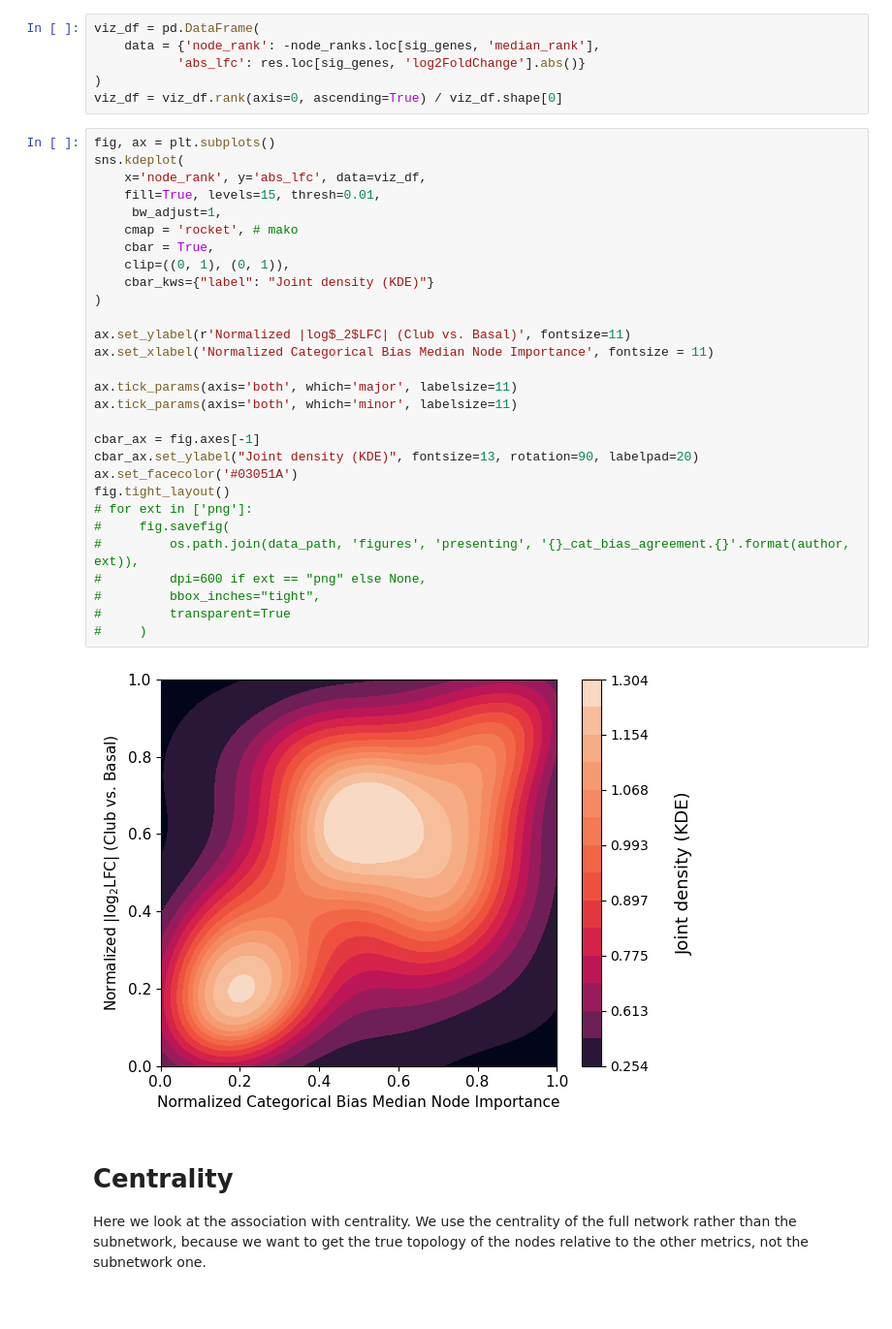
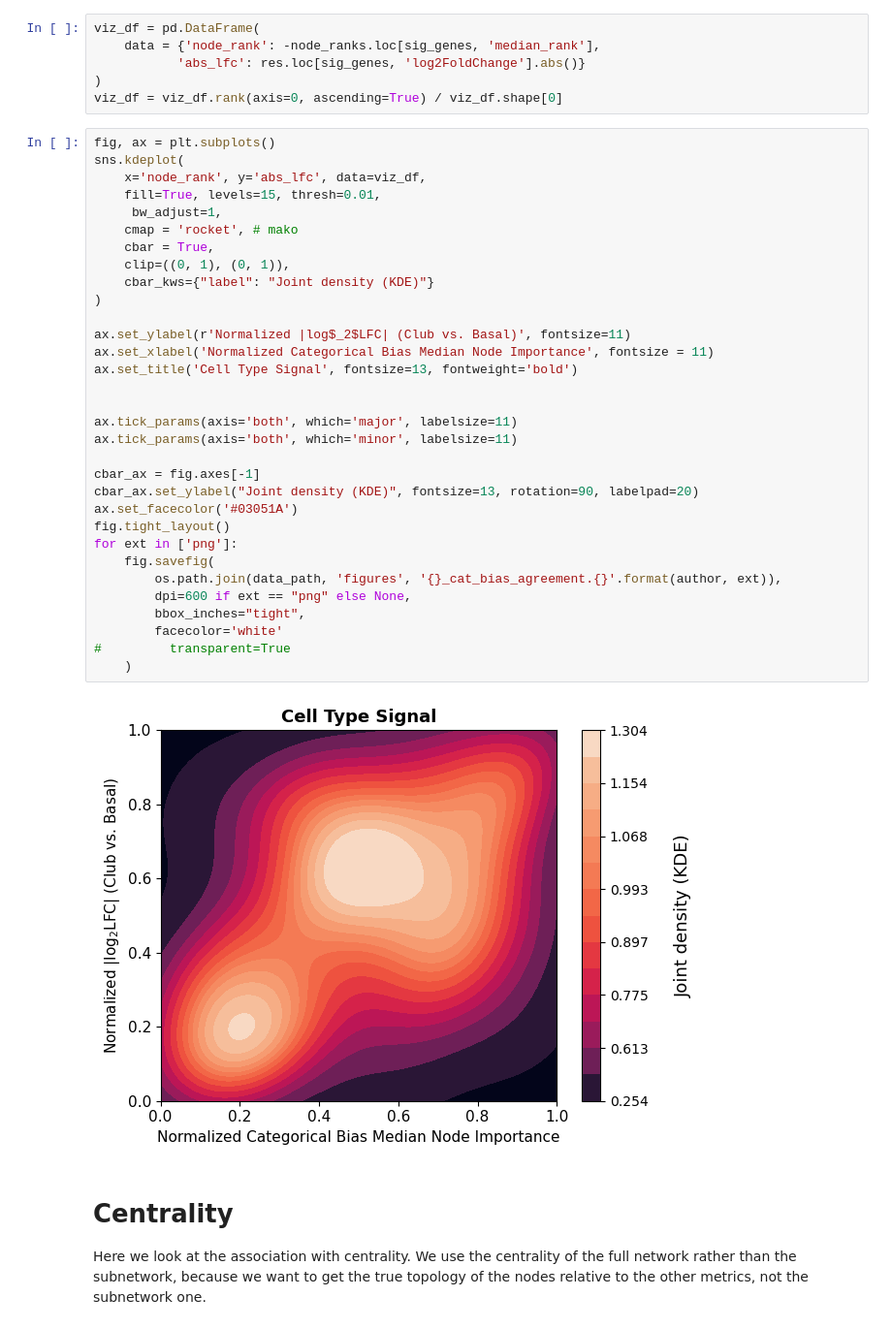
Before and after one commit to hmbaghdassarian/scLEMBAS, a Jupyter notebook: notebooks/McCauley_2024/07_mechanistic_analyses/subnetwork_analysis/05_analyze_subnetwork.ipynb, the cells around one changed output. Shown at 97% size. Cells and saved outputs as stored; diff of their text form.

Commit message:
continue modifying figures

```diff
--- a/notebooks/McCauley_2024/07_mechanistic_analyses/subnetwork_analysis/05_analyze_subnetwork.ipynb
+++ b/notebooks/McCauley_2024/07_mechanistic_analyses/subnetwork_analysis/05_analyze_subnetwork.ipynb
@@ -626,34 +659,37 @@ viz_df = viz_df.rank(axis=0, ascending=True) / viz_df.shape[0]
 # %%
 fig, ax = plt.subplots()
 sns.kdeplot(
     x='node_rank', y='abs_lfc', data=viz_df,
     fill=True, levels=15, thresh=0.01,
      bw_adjust=1,
     cmap = 'rocket', # mako
     cbar = True,
     clip=((0, 1), (0, 1)),
     cbar_kws={"label": "Joint density (KDE)"}
 )
 
 ax.set_ylabel(r'Normalized |log$_2$LFC| (Club vs. Basal)', fontsize=11)
 ax.set_xlabel('Normalized Categorical Bias Median Node Importance', fontsize = 11)
+ax.set_title('Cell Type Signal', fontsize=13, fontweight='bold')
+
 
 ax.tick_params(axis='both', which='major', labelsize=11)
 ax.tick_params(axis='both', which='minor', labelsize=11)
 
 cbar_ax = fig.axes[-1]
 cbar_ax.set_ylabel("Joint density (KDE)", fontsize=13, rotation=90, labelpad=20)
 ax.set_facecolor('#03051A')
 fig.tight_layout()
-# for ext in ['png']:
-#     fig.savefig(
-#         os.path.join(data_path, 'figures', 'presenting', '{}_cat_bias_agreement.{}'.format(author, ext)),
-#         dpi=600 if ext == "png" else None,
-#         bbox_inches="tight",
+for ext in ['png']:
+    fig.savefig(
+        os.path.join(data_path, 'figures', '{}_cat_bias_agreement.{}'.format(author, ext)),
+        dpi=600 if ext == "png" else None,
+        bbox_inches="tight",
+        facecolor='white'
 #         transparent=True
-#     )
+    )
 # %% [output]
-[figure, old version]
+[figure, new version]
 # %% [markdown]
 # Centrality
 
```
Also changed, not shown: parts of 19 cells of this notebook, 9 other files.
